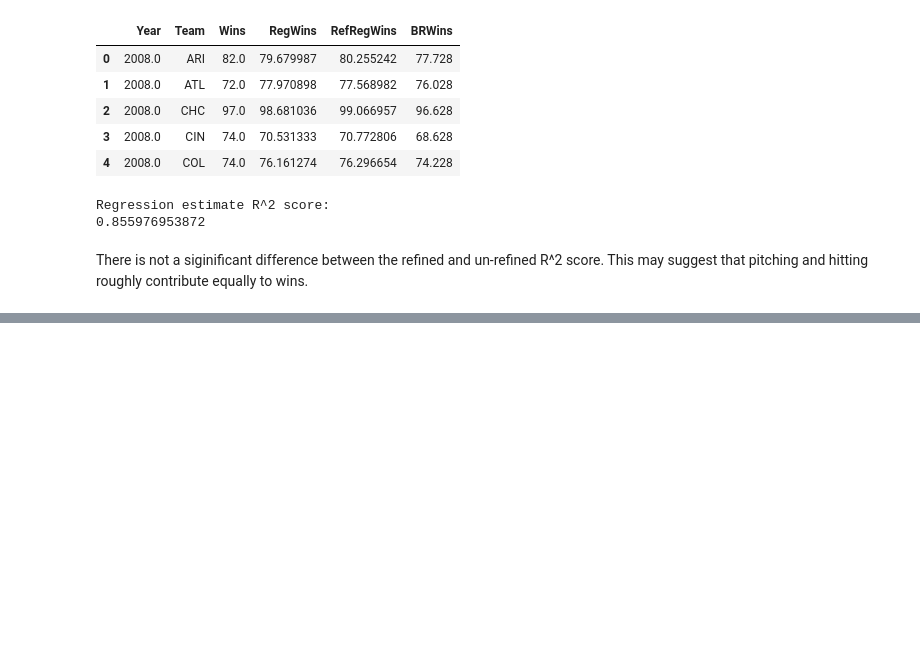
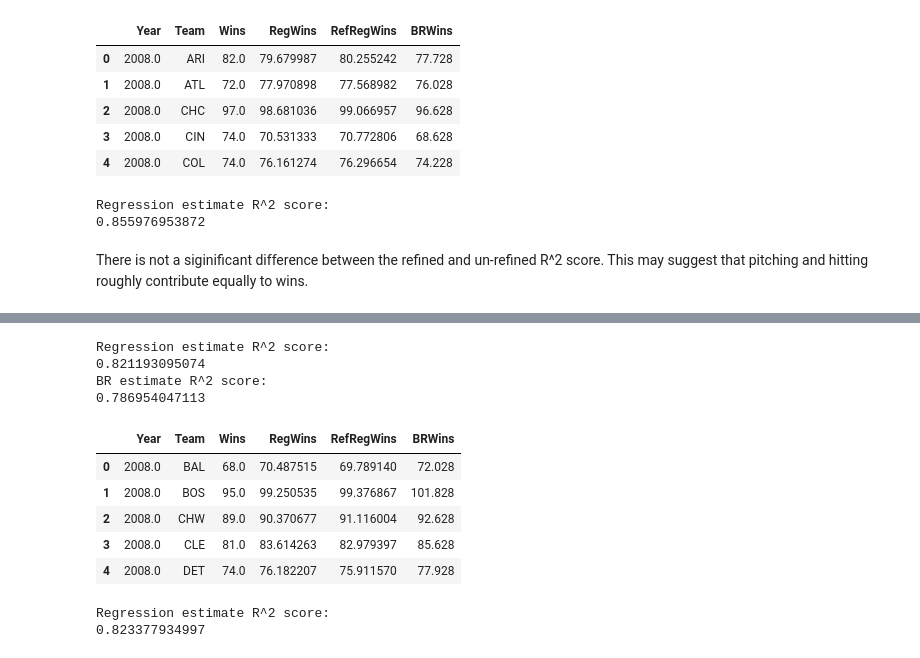
Before and after one commit to michaelbelfanti/team_war_analysis, a Jupyter notebook: exploring_2008_2017.ipynb, the cells around one changed output, grey strips where cells are left out. Cells and saved outputs as stored; diff of their text form; code cells hidden in the pictures; blank space fills up the shorter version.

```diff
--- a/exploring_2008_2017.ipynb
+++ b/exploring_2008_2017.ipynb
@@ -168,0 +236,10 @@ There is not a siginificant difference between the refined and un-refined R^2 sc
+# %%
+# Regression line
+X = pd.DataFrame(al_2008_2017['TeamWAR'])
+y = al_2008_2017['Wins']
+lm = linear_model.LinearRegression()
+lm.fit(X,y)
+coefficient = float(lm.coef_)
+intercept = float(lm.intercept_)
+print(coefficient)
+print(intercept)
@@ -168,0 +249,14 @@ There is not a siginificant difference between the refined and un-refined R^2 sc
+# %%
+# Data frame comparing wins and the two estimates
+years = al_2008_2017['Year']
+teams = al_2008_2017['Team']
+wins = al_2008_2017['Wins']
+reg_wins_est = lm.predict(X)
+br_wins_est = [br_wins(team_war) for team_war in al_2008_2017['TeamWAR']]
+wins_dic = {'Year' : years,
+           'Team' : teams,
+           'Wins' : wins,
+           'RegWins' : reg_wins_est,
+           'BRWins' : br_wins_est}
+wins_df = pd.DataFrame(data = wins_dic, columns = wins_dic.keys())
+wins_df.head()
@@ -168,0 +270,36 @@ There is not a siginificant difference between the refined and un-refined R^2 sc
+# %%
+# R^2 scores
+
+print('Regression estimate R^2 score:')
+print(r2_score(wins, reg_wins_est))
+print('BR estimate R^2 score:')
+print(r2_score(wins, br_wins_est))
+# %% [output]
+Regression estimate R^2 score:
+0.821193095074
+BR estimate R^2 score:
+0.786954047113
+# %%
+# Separate pitching and hitting.
+
+X_ref = al_2008_2017.filter(['AllP', 'Non-P'], axis = 1)
+y = al_2008_2017['Wins']
+lm.fit(X_ref,y)
+refined_prediction = list(lm.predict(X_ref))
+wins_df.insert(loc = 4, column = 'RefRegWins', value = refined_prediction)
+wins_df.head()
+# %% [output]
+|  | Year | Team | Wins | RegWins | RefRegWins | BRWins |
+| 0 | 2008.0 | BAL | 68.0 | 70.487515 | 69.789140 | 72.028 |
+| 1 | 2008.0 | BOS | 95.0 | 99.250535 | 99.376867 | 101.828 |
+| 2 | 2008.0 | CHW | 89.0 | 90.370677 | 91.116004 | 92.628 |
+| 3 | 2008.0 | CLE | 81.0 | 83.614263 | 82.979397 | 85.628 |
+| 4 | 2008.0 | DET | 74.0 | 76.182207 | 75.911570 | 77.928 |
+# %%
+# Check the refined score
+
+print('Regression estimate R^2 score:')
+print(r2_score(wins, refined_prediction))
+# %% [output]
+Regression estimate R^2 score:
+0.823377934997
```
Also changed, not shown: parts of 6 cells of this notebook, 3 other files.
